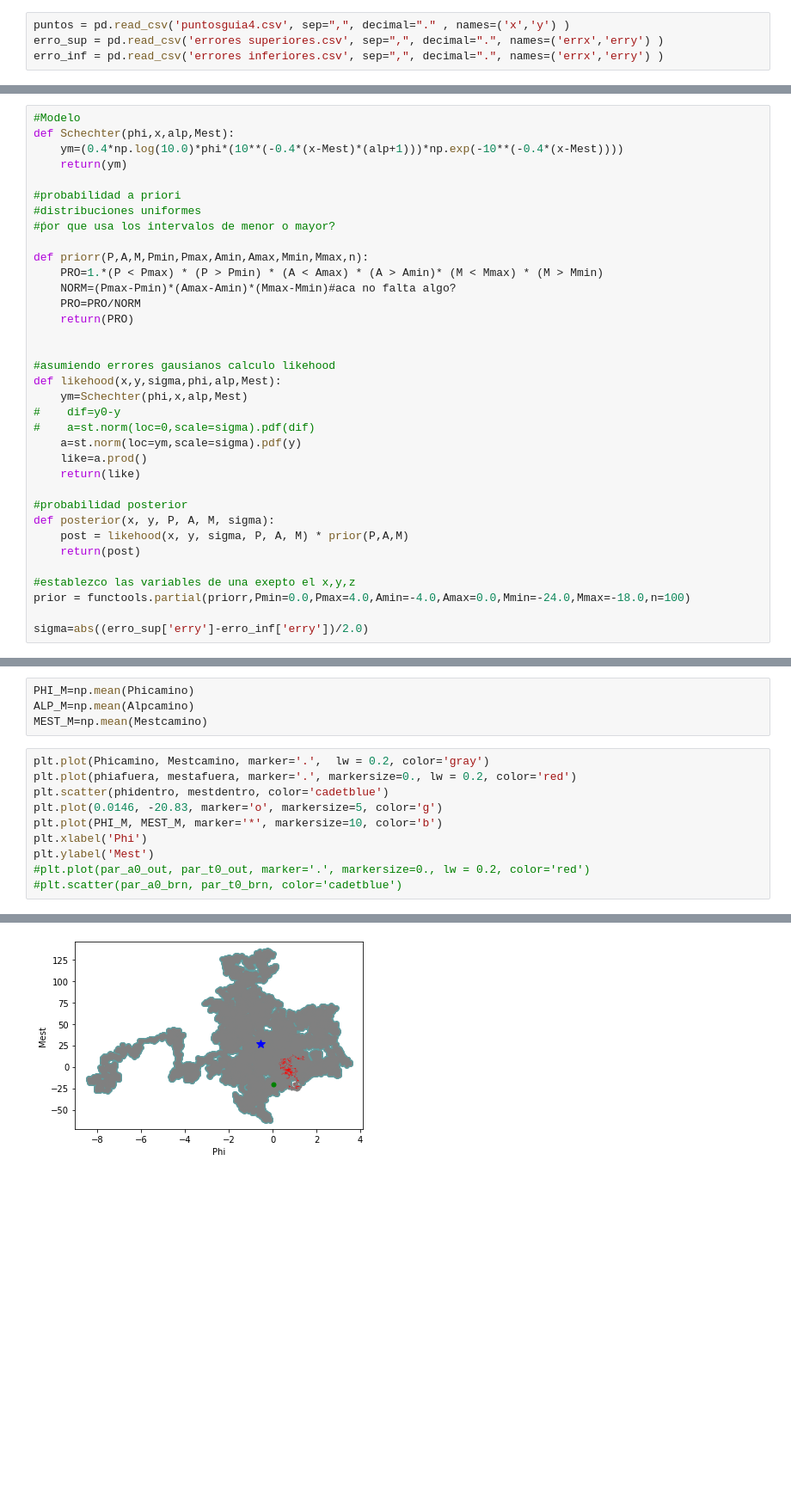
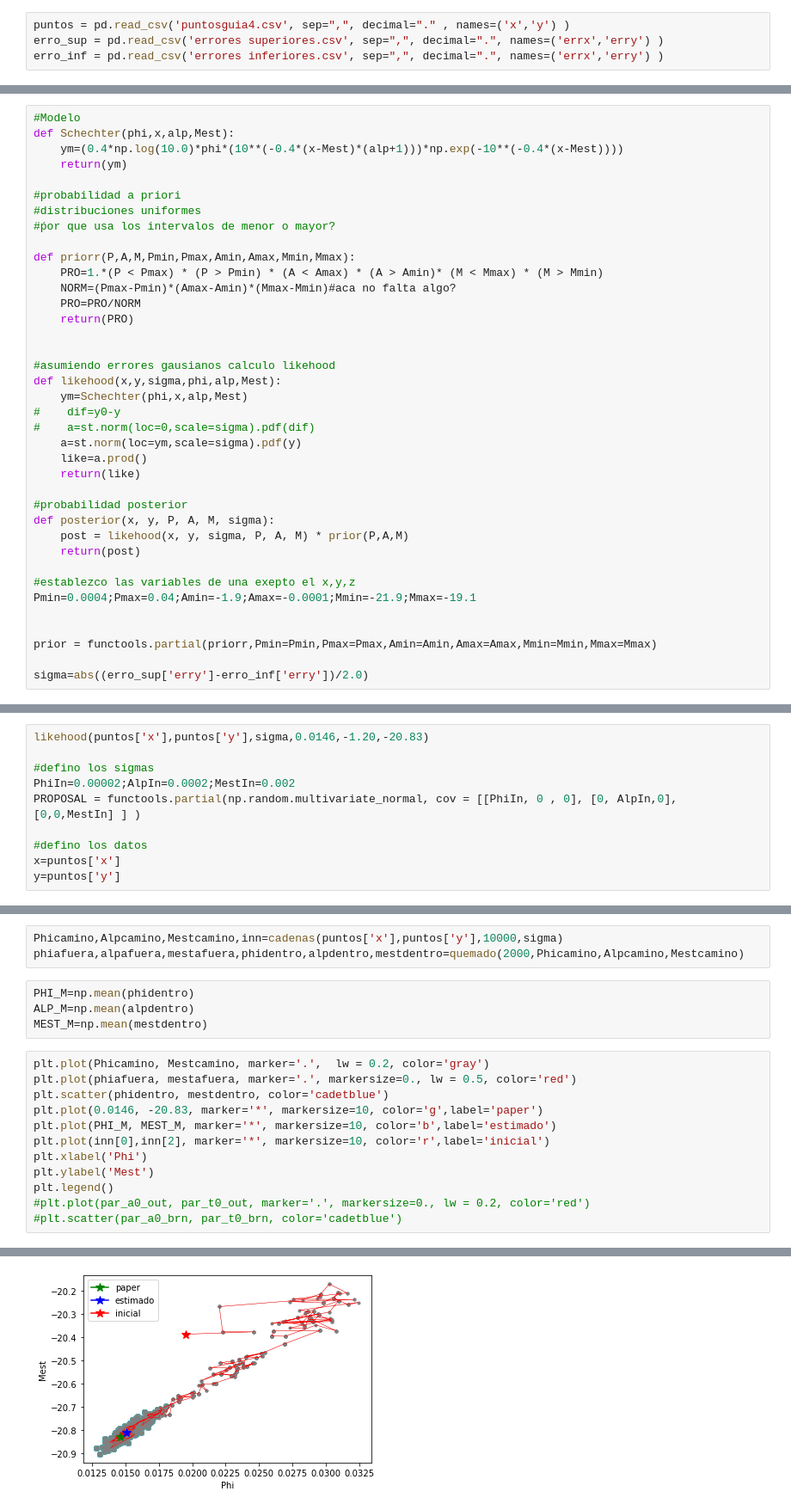
Before and after one commit to patricio-c/guia-4, a Jupyter notebook: Guia4.ipynb, the cells around one changed output, grey strips where cells are left out. Shown at 86% size. Saved outputs shown, nothing was run; the diff lists cells and outputs as text; blank space fills up the shorter version.

```diff
--- a/Guia4.ipynb
+++ b/Guia4.ipynb
@@ -42,7 +32,7 @@ def Schechter(phi,x,alp,Mest):
 #distribuciones uniformes
 #ṕor que usa los intervalos de menor o mayor?
 
-def priorr(P,A,M,Pmin,Pmax,Amin,Amax,Mmin,Mmax,n):
+def priorr(P,A,M,Pmin,Pmax,Amin,Amax,Mmin,Mmax):
     PRO=1.*(P < Pmax) * (P > Pmin) * (A < Amax) * (A > Amin)* (M < Mmax) * (M > Mmin)
     NORM=(Pmax-Pmin)*(Amax-Amin)*(Mmax-Mmin)#aca no falta algo?
     PRO=PRO/NORM
@@ -64,7 +54,10 @@ def posterior(x, y, P, A, M, sigma):
     return(post)
 
 #establezco las variables de una exepto el x,y,z
-prior = functools.partial(priorr,Pmin=0.0,Pmax=4.0,Amin=-4.0,Amax=0.0,Mmin=-24.0,Mmax=-18.0,n=100)
+Pmin=0.0004;Pmax=0.04;Amin=-1.9;Amax=-0.0001;Mmin=-21.9;Mmax=-19.1
+
+
+prior = functools.partial(priorr,Pmin=Pmin,Pmax=Pmax,Amin=Amin,Amax=Amax,Mmin=Mmin,Mmax=Mmax)
 
 sigma=abs((erro_sup['erry']-erro_inf['erry'])/2.0)
 # %%
@@ -111 +83,11 @@ likehood(puntos['x'],puntos['y'],sigma,0.0146,-1.20,-20.83)
+# %%
+likehood(puntos['x'],puntos['y'],sigma,0.0146,-1.20,-20.83)
+
+#defino los sigmas
+PhiIn=0.00002;AlpIn=0.0002;MestIn=0.002
+PROPOSAL = functools.partial(np.random.multivariate_normal, cov = [[PhiIn, 0 , 0], [0, AlpIn,0], [0,0,MestIn] ] )
+
+#defino los datos
+x=puntos['x']
+y=puntos['y']
 # %%
@@ -171,15 +146,20 @@ mestdentro = Mestcamino[Nquemado:]
+# %%
+Phicamino,Alpcamino,Mestcamino,inn=cadenas(puntos['x'],puntos['y'],10000,sigma)
+phiafuera,alpafuera,mestafuera,phidentro,alpdentro,mestdentro=quemado(2000,Phicamino,Alpcamino,Mestcamino)
 # %%
-PHI_M=np.mean(Phicamino)
-ALP_M=np.mean(Alpcamino)
-MEST_M=np.mean(Mestcamino)
+PHI_M=np.mean(phidentro)
+ALP_M=np.mean(alpdentro)
+MEST_M=np.mean(mestdentro)
 # %%
 plt.plot(Phicamino, Mestcamino, marker='.',  lw = 0.2, color='gray')
-plt.plot(phiafuera, mestafuera, marker='.', markersize=0., lw = 0.2, color='red')
+plt.plot(phiafuera, mestafuera, marker='.', markersize=0., lw = 0.5, color='red')
 plt.scatter(phidentro, mestdentro, color='cadetblue')
-plt.plot(0.0146, -20.83, marker='o', markersize=5, color='g')
-plt.plot(PHI_M, MEST_M, marker='*', markersize=10, color='b')
+plt.plot(0.0146, -20.83, marker='*', markersize=10, color='g',label='paper')
+plt.plot(PHI_M, MEST_M, marker='*', markersize=10, color='b',label='estimado')
+plt.plot(inn[0],inn[2], marker='*', markersize=10, color='r',label='inicial')
 plt.xlabel('Phi')
 plt.ylabel('Mest')
+plt.legend()
 #plt.plot(par_a0_out, par_t0_out, marker='.', markersize=0., lw = 0.2, color='red')
 #plt.scatter(par_a0_brn, par_t0_brn, color='cadetblue')
 # %% [output]
@@ -187,3 +167,3 @@ Text(0, 0.5, 'Mest')
-[figure, old version]
+[figure, new version]
 # %%
 plt.plot(Alpcamino, Mestcamino, marker='.',  lw = 0.2, color='gray')
```
Also changed, not shown: parts of 18 cells of this notebook.
